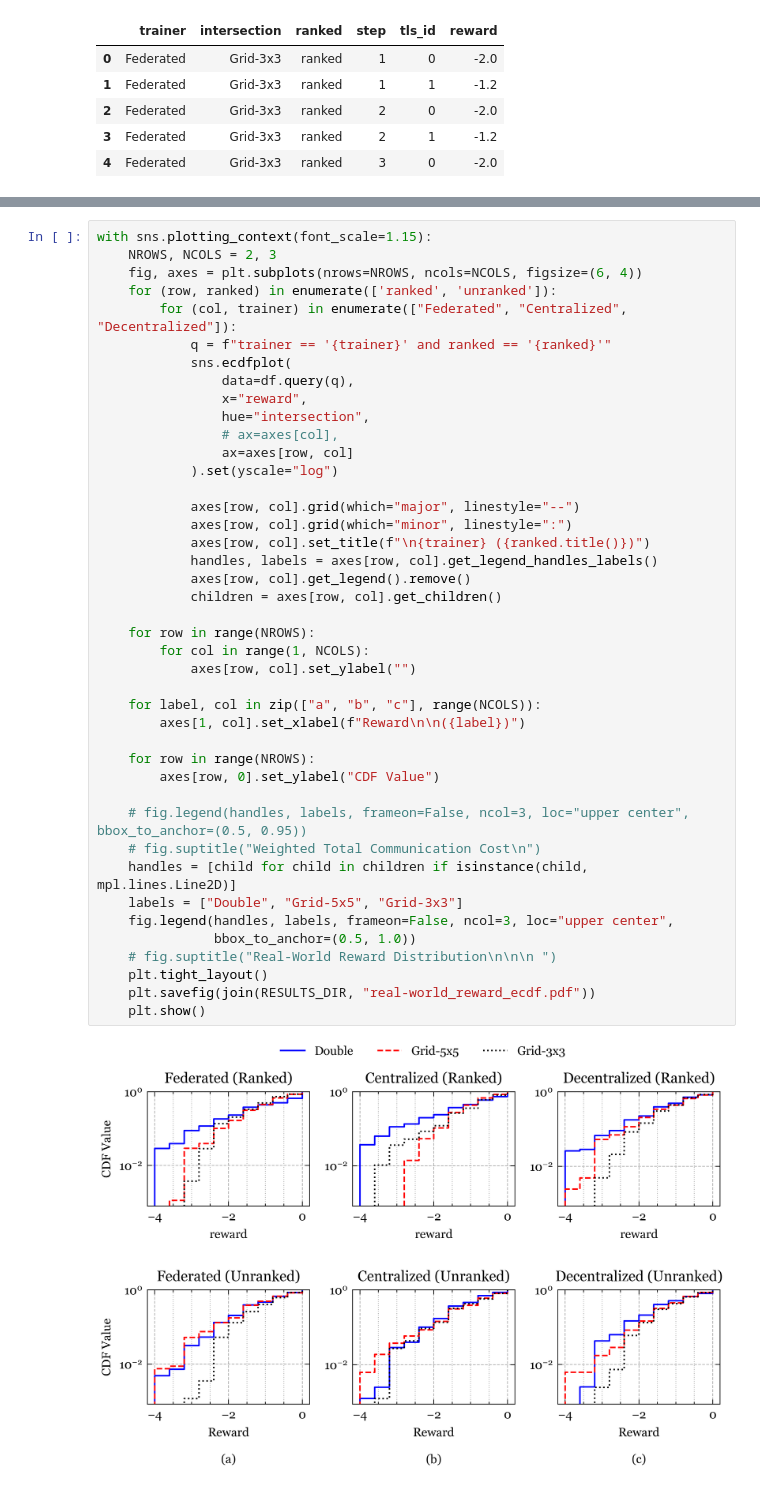
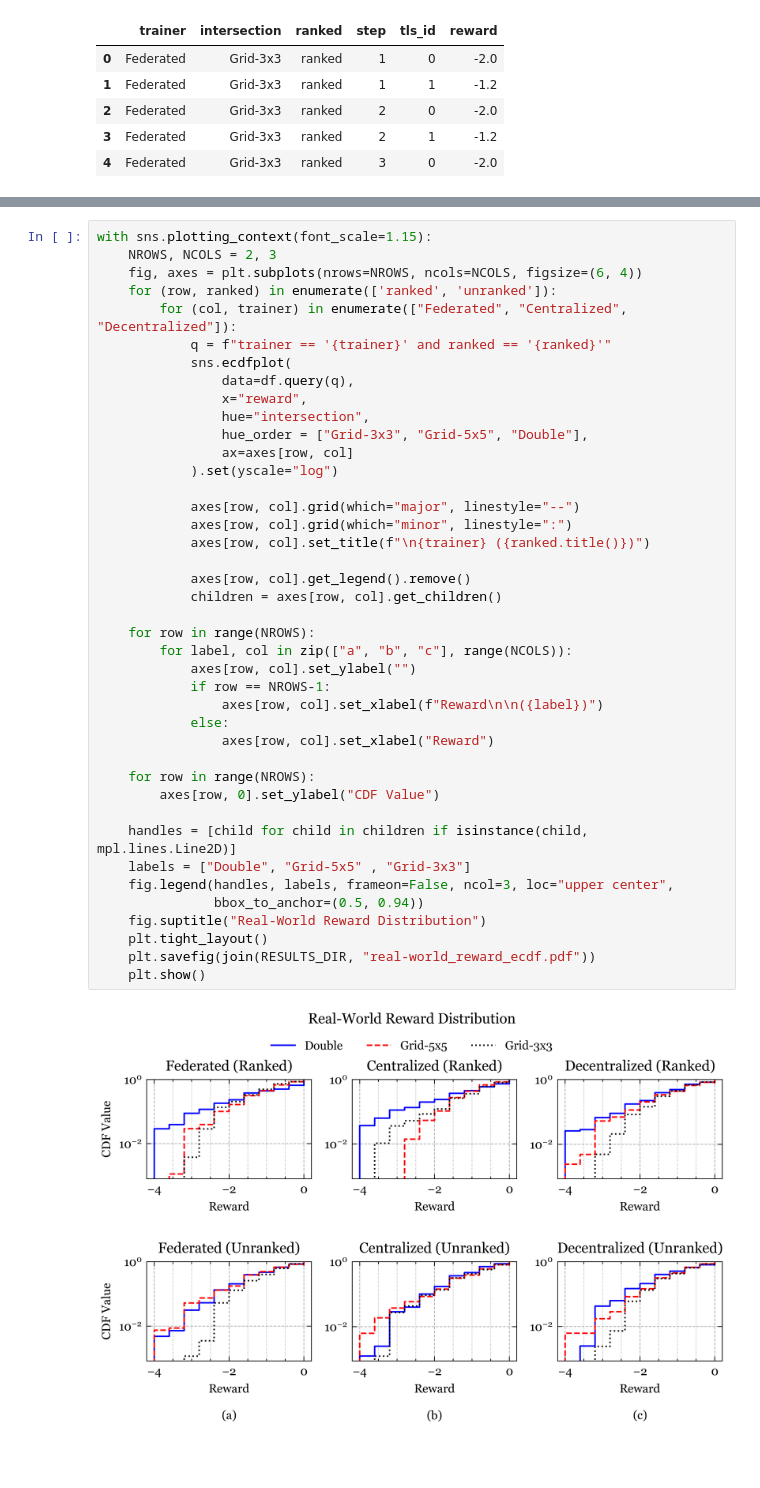
Before and after one commit to nathaniel-hudson/SUMO-FedRL, a Jupyter notebook: notebooks/Real-World Experiment Analysis.ipynb, the cells around one changed output, grey strips where cells are left out. Saved outputs shown, nothing was run; the diff lists cells and outputs as text; blank space fills up the shorter version.

```diff
--- a/notebooks/Real-World Experiment Analysis.ipynb
+++ b/notebooks/Real-World Experiment Analysis.ipynb
@@ -86,45 +86,44 @@ with sns.plotting_context(font_scale=1.15):
     NROWS, NCOLS = 2, 3
     fig, axes = plt.subplots(nrows=NROWS, ncols=NCOLS, figsize=(6, 4))
     for (row, ranked) in enumerate(['ranked', 'unranked']):
         for (col, trainer) in enumerate(["Federated", "Centralized", "Decentralized"]):
             q = f"trainer == '{trainer}' and ranked == '{ranked}'"
             sns.ecdfplot(
                 data=df.query(q),
                 x="reward",
                 hue="intersection",
-                # ax=axes[col],
+                hue_order = ["Grid-3x3", "Grid-5x5", "Double"],
                 ax=axes[row, col]
             ).set(yscale="log")
 
             axes[row, col].grid(which="major", linestyle="--")
             axes[row, col].grid(which="minor", linestyle=":")
             axes[row, col].set_title(f"\n{trainer} ({ranked.title()})")
-            handles, labels = axes[row, col].get_legend_handles_labels()
+
             axes[row, col].get_legend().remove()
             children = axes[row, col].get_children()
 
     for row in range(NROWS):
-        for col in range(1, NCOLS):
+        for label, col in zip(["a", "b", "c"], range(NCOLS)):
             axes[row, col].set_ylabel("")
-
-    for label, col in zip(["a", "b", "c"], range(NCOLS)):
-        axes[1, col].set_xlabel(f"Reward\n\n({label})")
+            if row == NROWS-1:
+                axes[row, col].set_xlabel(f"Reward\n\n({label})")
+            else:
+                axes[row, col].set_xlabel("Reward")
 
     for row in range(NROWS):
         axes[row, 0].set_ylabel("CDF Value")
 
-    # fig.legend(handles, labels, frameon=False, ncol=3, loc="upper center", bbox_to_anchor=(0.5, 0.95))
-    # fig.suptitle("Weighted Total Communication Cost\n")
     handles = [child for child in children if isinstance(child, mpl.lines.Line2D)]
-    labels = ["Double", "Grid-5x5", "Grid-3x3"]
+    labels = ["Double", "Grid-5x5" , "Grid-3x3"]
     fig.legend(handles, labels, frameon=False, ncol=3, loc="upper center",
-               bbox_to_anchor=(0.5, 1.0))
-    # fig.suptitle("Real-World Reward Distribution\n\n\n ")
+               bbox_to_anchor=(0.5, 0.94))
+    fig.suptitle("Real-World Reward Distribution")
     plt.tight_layout()
     plt.savefig(join(RESULTS_DIR, "real-world_reward_ecdf.pdf"))
     plt.show()
 # %% [output]
-[figure, old version]
+[figure, new version]
 # %%
 df["reward"].unique()
 # %% [output]
```
Also changed, not shown: parts of 6 cells of this notebook, 7 other files.
